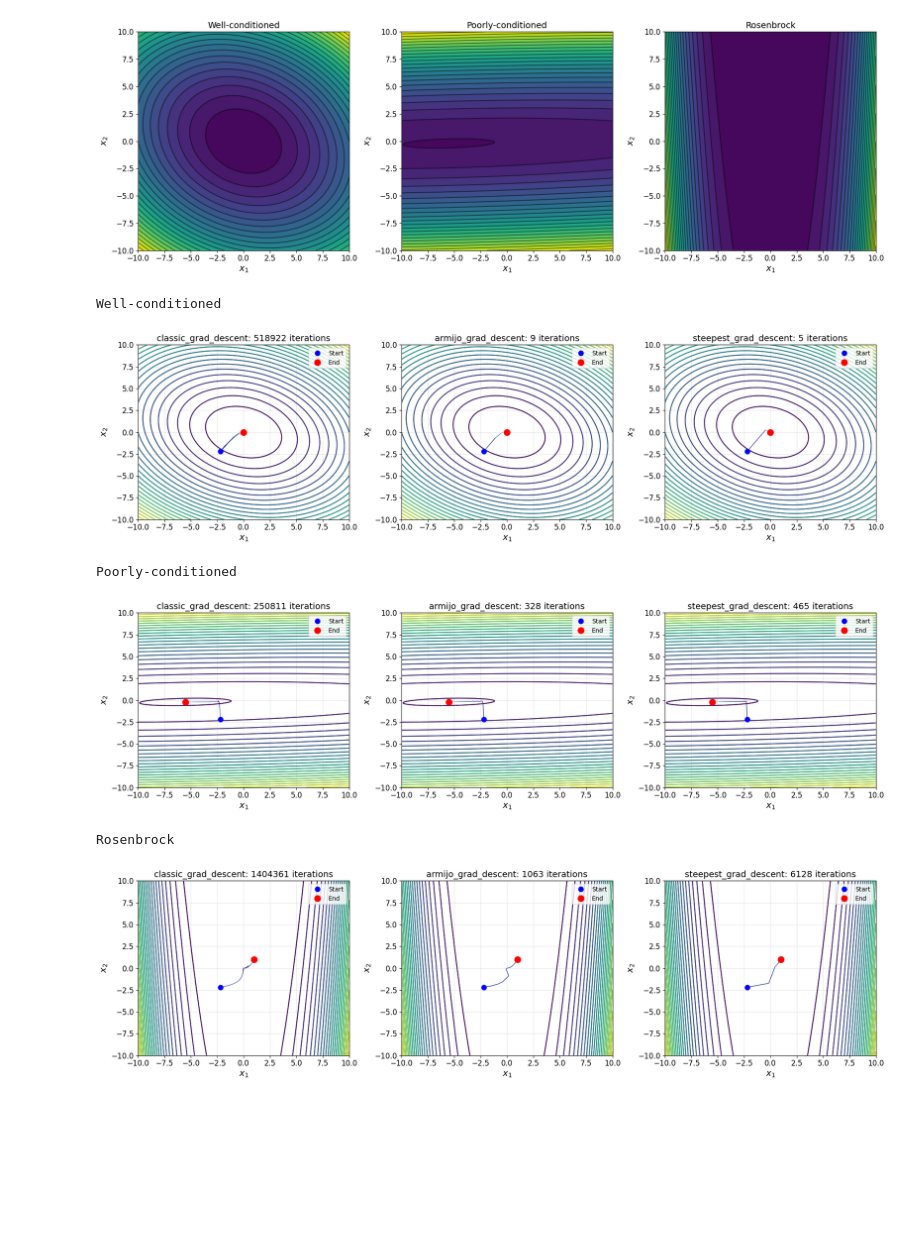
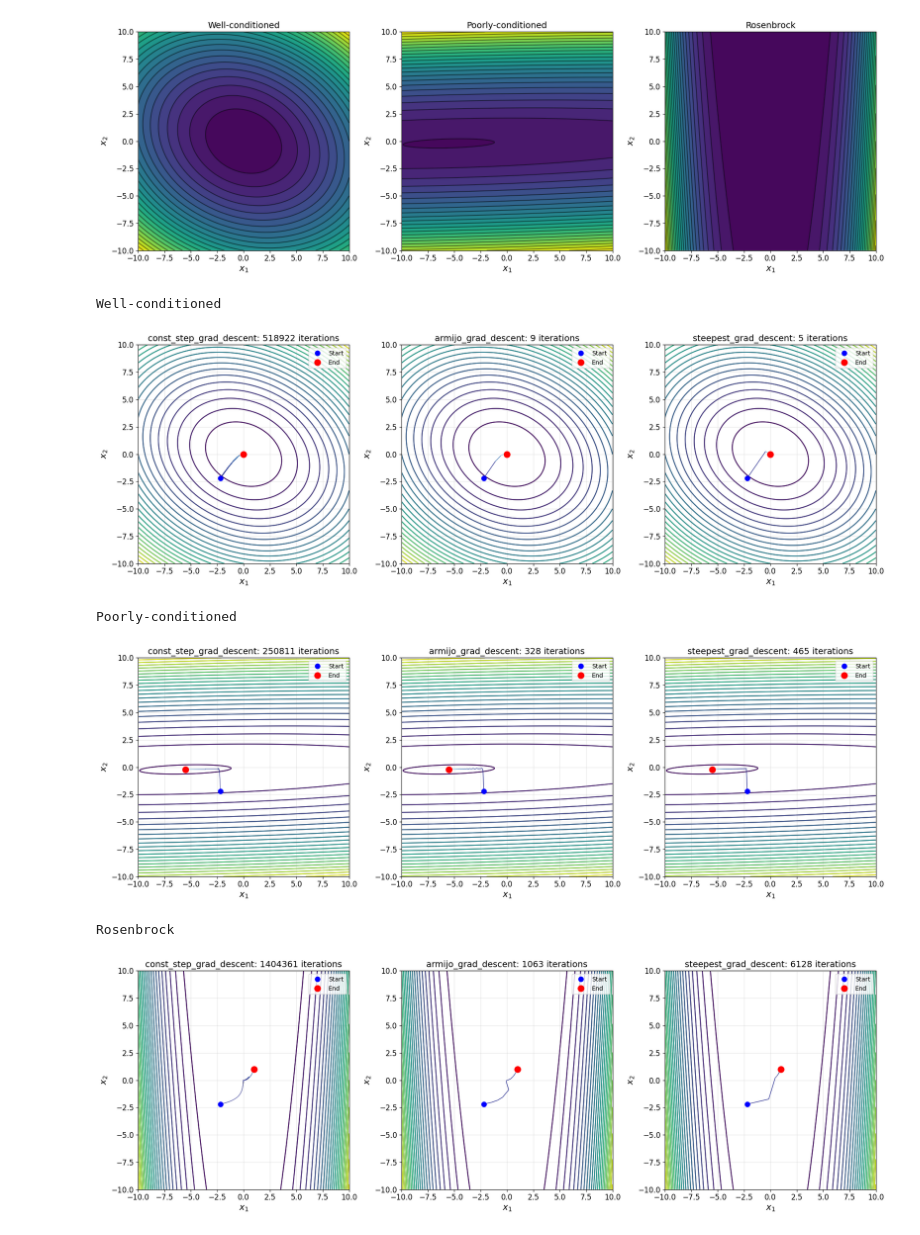
Before and after one commit to romangorbunov91/classic_grad, a Jupyter notebook: plots.ipynb, the cells around one changed output. Drawn from its saved outputs; the diff is of its cells as text; code cells hidden in the pictures; blank space fills up the shorter version.

```diff
--- a/plots.ipynb
+++ b/plots.ipynb
@@ -87,7 +87,7 @@ eps = 1e-3
 for mdx, meth in enumerate(method_names):
     for ndx, func, grad in zip(range(N_FUNC), func_names, grad_names):
         match meth.__name__:
-            case 'classic_grad_descent':
+            case 'const_step_grad_descent':
                 x_optim, trajectory, iter_counter, _, _ = meth(
                     loss_func=func,
                     grad_func=grad,
@@ -123,41 +123,41 @@ for mdx, meth in enumerate(method_names):
 # %%
 for ndx, z, func_lbl in zip(range(N_FUNC), Z, func_labels):
     print(func_lbl)
-    fig, axs = plt.subplots(ncols=N_METHOD, nrows=1, figsize=(6*N_METHOD, 5))
+    fig, axs = plt.subplots(ncols=N_METHOD, nrows=1, figsize=(6*N_METHOD, 6))
     for mdx, ax in enumerate(axs):
         contour = ax.contour(X, Y, z, levels=25, colors='black', alpha=0.5)
         ax.contour(X, Y, z, levels=25, cmap='viridis')
         ax.set_xlabel('$x_1$', fontsize=user_fontsize)
         ax.set_ylabel('$x_2$', fontsize=user_fontsize)
         ax.set_title(method_names[mdx].__name__ + ': ' + str(iter_counter_arr[ndx,mdx]) + ' iterations', fontsize=user_fontsize)
 
         # Подготовка сегментов для LineCollection
         points = np.array([trajectory_arr[ndx,mdx][:, 0], trajectory_arr[ndx,mdx][:, 1]]).T.reshape(-1, 1, 2)
         segments = np.concatenate([points[:-1], points[1:]], axis=1)
 
         # Создание LineCollection с цветами, зависящими от индекса (шага)
         lc = LineCollection(segments, cmap='RdYlBu_r', linewidth=1.0)
         lc.set_array(np.linspace(0, 1, len(segments)))  # цвет от 0 (начало) до 1 (конец)
         line = ax.add_collection(lc)
 
         # Отмечаем точки
         ax.plot(x_init[0], x_init[1], 'bo', markersize=8, label='Start')
         ax.plot(x_optim_arr[ndx,mdx][0], x_optim_arr[ndx,mdx][1], 'ro', markersize=10, label='End')
 
         ax.tick_params(axis='x', labelsize=user_tickfontsize)
         ax.tick_params(axis='y', labelsize=user_tickfontsize)
 
         ax.legend()
         ax.grid(True, alpha=0.3)
 
     #fig.colorbar(line, ax=axs[ndx], label='Progress from 0 to 1')
     plt.tight_layout()
     plt.savefig('readme_img/func_img/trajectory_plots_' + func_lbl + '.png', bbox_inches='tight')
     plt.show()
 # %% [output]
 Well-conditioned
-[figure, old version]
+[figure, new version]
 Poorly-conditioned
-[figure, old version]
+[figure, new version]
 Rosenbrock
-[figure, old version]
+[figure, new version]
```
Also changed, not shown: 41 other files.
